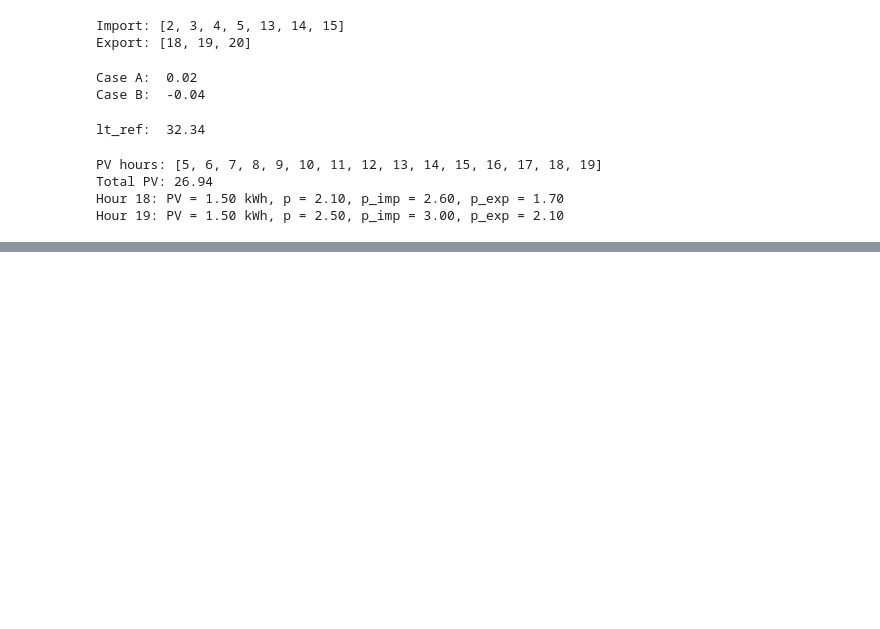
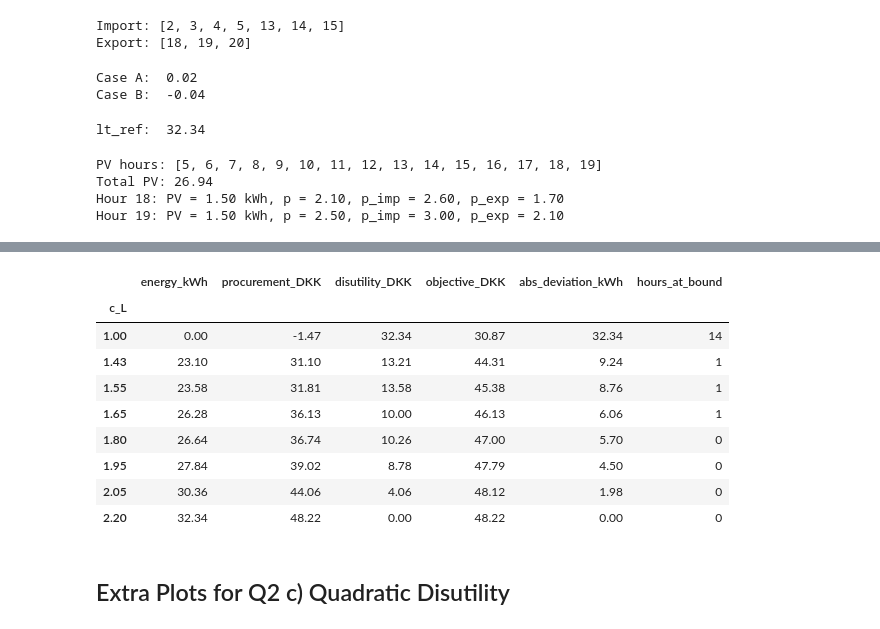
Before and after one commit to frlentz/assigment1_group1, a Jupyter notebook: src/explore.ipynb, the cells around one changed output, grey strips where cells are left out. Cells and saved outputs as stored; diff of their text form; code cells hidden in the pictures; blank space fills up the shorter version.

```diff
--- a/src/explore.ipynb
+++ b/src/explore.ipynb
@@ -117,0 +247,18 @@ Hour 19: PV = 1.50 kWh, p = 2.50, p_imp = 3.00, p_exp = 2.10
+# %%
+table = pd.DataFrame({c: run(data, c)[1] for c in [1.0, 1.43, 1.55, 1.65, 1.80, 1.95, 2.05, 2.20]}).T
+table.index.name = "c_L"
+table = table.astype({"hours_at_bound": int})
+table.round(2)
+# %% [output]
+|  | energy_kWh | procurement_DKK | disutility_DKK | objective_DKK | abs_deviation_kWh | hours_at_bound |
+| c_L |  |  |  |  |  |  |
+| 1.00 | 0.00 | -1.47 | 32.34 | 30.87 | 32.34 | 14 |
+| 1.43 | 23.10 | 31.10 | 13.21 | 44.31 | 9.24 | 1 |
+| 1.55 | 23.58 | 31.81 | 13.58 | 45.38 | 8.76 | 1 |
+| 1.65 | 26.28 | 36.13 | 10.00 | 46.13 | 6.06 | 1 |
+| 1.80 | 26.64 | 36.74 | 10.26 | 47.00 | 5.70 | 0 |
+| 1.95 | 27.84 | 39.02 | 8.78 | 47.79 | 4.50 | 0 |
+| 2.05 | 30.36 | 44.06 | 4.06 | 48.12 | 1.98 | 0 |
+| 2.20 | 32.34 | 48.22 | 0.00 | 48.22 | 0.00 | 0 |
+# %% [markdown]
+## Extra Plots for Q2 c) Quadratic Disutility
```
Also changed, not shown: parts of 6 cells of this notebook, 7 other files.
